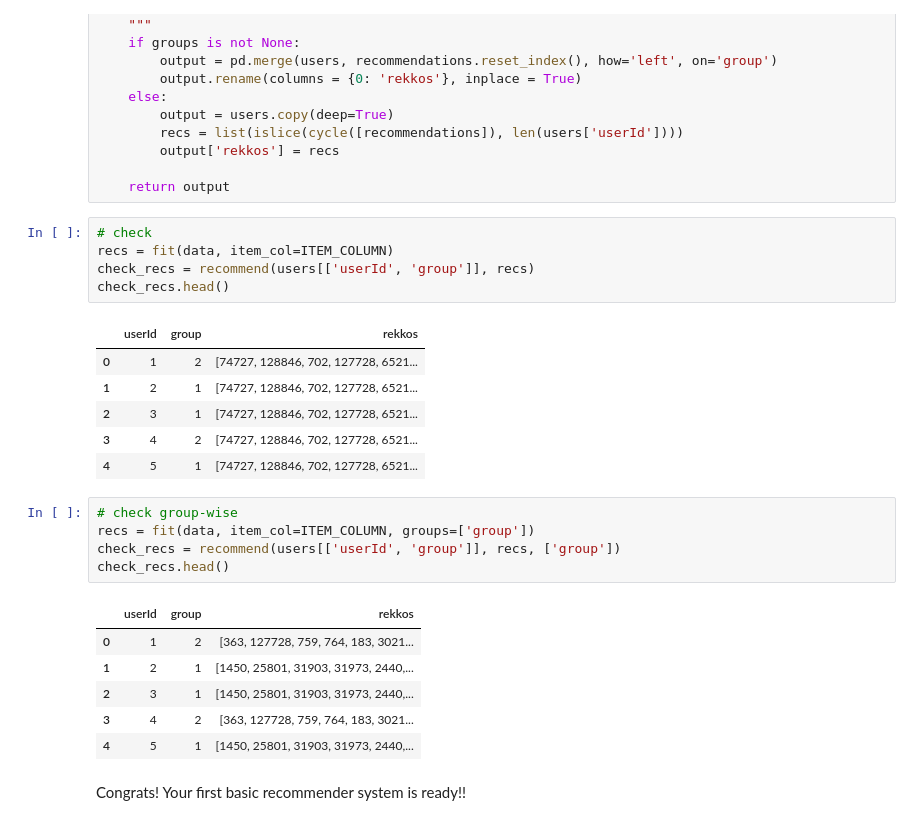
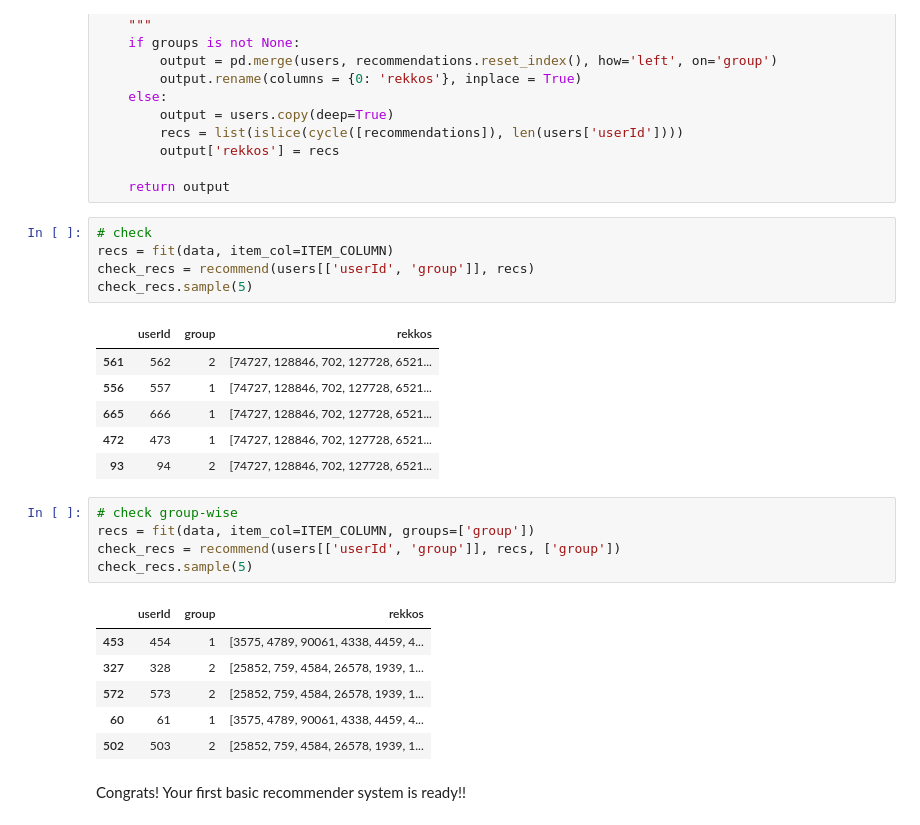
Before and after one commit to missukrof/project-okko, a Jupyter notebook: week 1/baseline.ipynb, the cells around one changed output. Cells and saved outputs as stored; diff of their text form.

```diff
--- a/week 1/baseline.ipynb
+++ b/week 1/baseline.ipynb
@@ -286,26 +291,26 @@ def recommend(
 # check
 recs = fit(data, item_col=ITEM_COLUMN)
 check_recs = recommend(users[['userId', 'group']], recs)
-check_recs.head()
+check_recs.sample(5)
 # %% [output]
 |  | userId | group | rekkos |
-| 0 | 1 | 2 | [74727, 128846, 702, 127728, 6521... |
-| 1 | 2 | 1 | [74727, 128846, 702, 127728, 6521... |
-| 2 | 3 | 1 | [74727, 128846, 702, 127728, 6521... |
-| 3 | 4 | 2 | [74727, 128846, 702, 127728, 6521... |
-| 4 | 5 | 1 | [74727, 128846, 702, 127728, 6521... |
+| 561 | 562 | 2 | [74727, 128846, 702, 127728, 6521... |
+| 556 | 557 | 1 | [74727, 128846, 702, 127728, 6521... |
+| 665 | 666 | 1 | [74727, 128846, 702, 127728, 6521... |
+| 472 | 473 | 1 | [74727, 128846, 702, 127728, 6521... |
+| 93 | 94 | 2 | [74727, 128846, 702, 127728, 6521... |
 # %%
 # check group-wise
 recs = fit(data, item_col=ITEM_COLUMN, groups=['group'])
 check_recs = recommend(users[['userId', 'group']], recs, ['group'])
-check_recs.head()
+check_recs.sample(5)
 # %% [output]
 |  | userId | group | rekkos |
-| 0 | 1 | 2 | [363, 127728, 759, 764, 183, 3021... |
-| 1 | 2 | 1 | [1450, 25801, 31903, 31973, 2440,... |
-| 2 | 3 | 1 | [1450, 25801, 31903, 31973, 2440,... |
-| 3 | 4 | 2 | [363, 127728, 759, 764, 183, 3021... |
-| 4 | 5 | 1 | [1450, 25801, 31903, 31973, 2440,... |
+| 453 | 454 | 1 | [3575, 4789, 90061, 4338, 4459, 4... |
+| 327 | 328 | 2 | [25852, 759, 4584, 26578, 1939, 1... |
+| 572 | 573 | 2 | [25852, 759, 4584, 26578, 1939, 1... |
+| 60 | 61 | 1 | [3575, 4789, 90061, 4338, 4459, 4... |
+| 502 | 503 | 2 | [25852, 759, 4584, 26578, 1939, 1... |
 # %% [markdown]
 Congrats! Your first basic recommender system is ready!!
 # %% [markdown]
```
Also changed, not shown: parts of 26 cells of this notebook.
